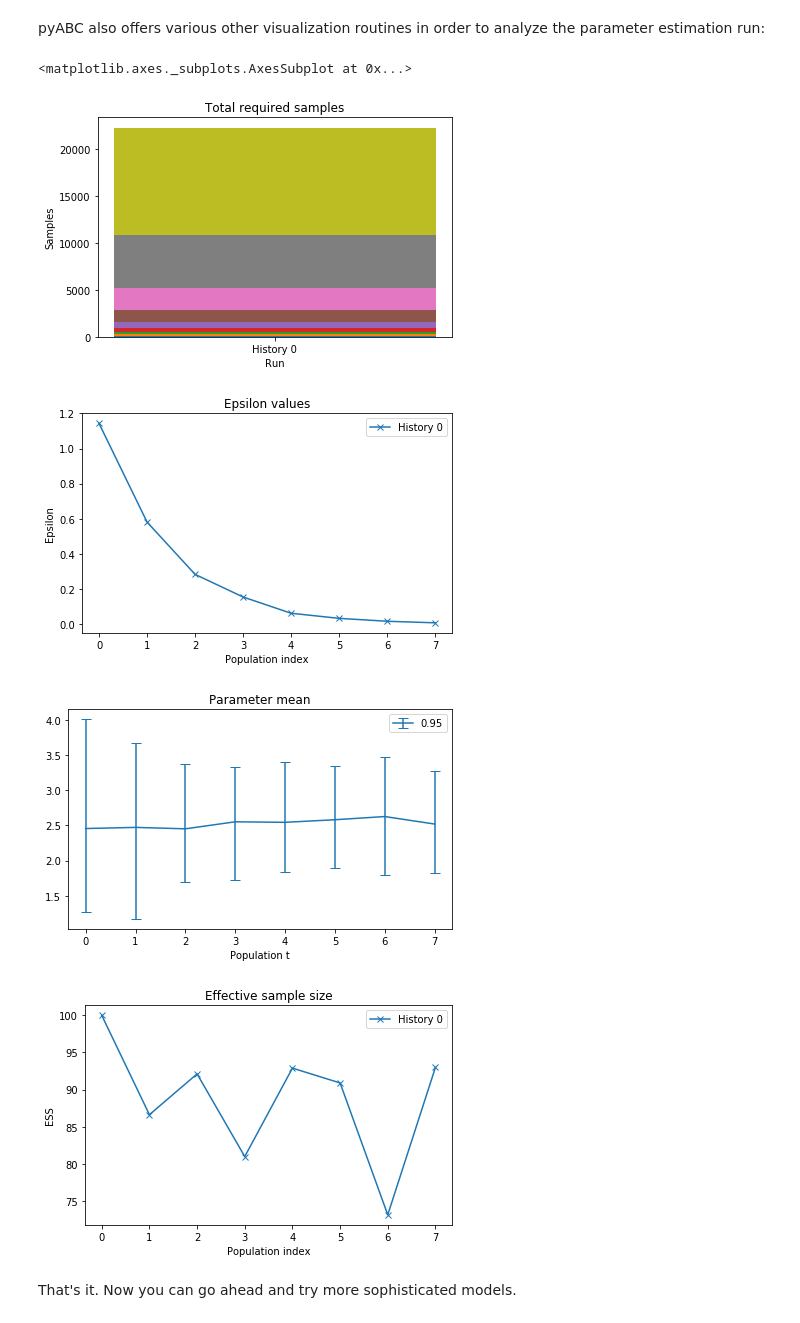
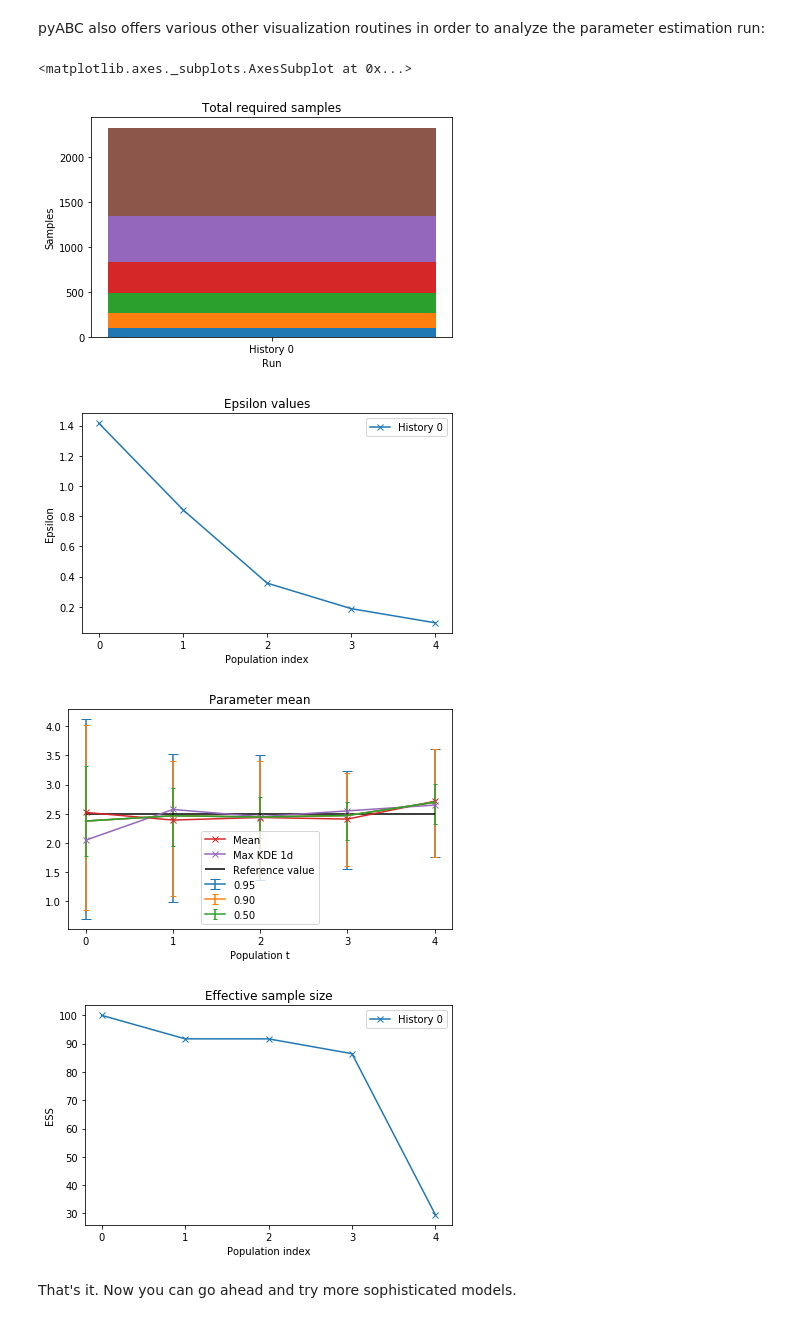
Before and after one commit to ICB-DCM/pyABC, a Jupyter notebook: doc/examples/parameter_inference.ipynb, the cells around one changed output. Saved outputs shown, nothing was run; the diff lists cells and outputs as text; code cells hidden in the pictures.

```diff
--- a/doc/examples/parameter_inference.ipynb
+++ b/doc/examples/parameter_inference.ipynb
@@ -78,5 +78,5 @@ So whatever is reached first, `minimum_epsilon` or `max_nr_populations`, will st
 
 For the simple model we defined above, this should only take a couple of seconds:
 # %%
-history = abc.run(minimum_epsilon=.01, max_nr_populations=10)
+history = abc.run(minimum_epsilon=.1, max_nr_populations=10)
 # %% [output]
@@ -119,13 +116,16 @@ pyABC also offers various other visualization routines in order to analyze the p
 # %%
 pyabc.visualization.plot_sample_numbers(history)
 pyabc.visualization.plot_epsilons(history)
-pyabc.visualization.plot_confidence_intervals(history)
+pyabc.visualization.plot_confidence_intervals(
+    history, confidences=[0.95, 0.9, 0.5], ts=[0, 1, 2, 3, 4],
+    show_mean=True, show_kde_max_1d=True,
+    refval={'mean': 2.5})
 pyabc.visualization.plot_effective_sample_sizes(history)
 # %% [output]
 <matplotlib.axes._subplots.AxesSubplot at 0x...>
-[figure, old version]
+[figure, new version]
-[figure, old version]
+[figure, new version]
-[figure, old version]
+[figure, new version]
-[figure, old version]
+[figure, new version]
 # %% [markdown]
 That's it. Now you can go ahead and try more sophisticated models.
```
Also changed, not shown: parts of 3 cells of this notebook, 1 other file.
